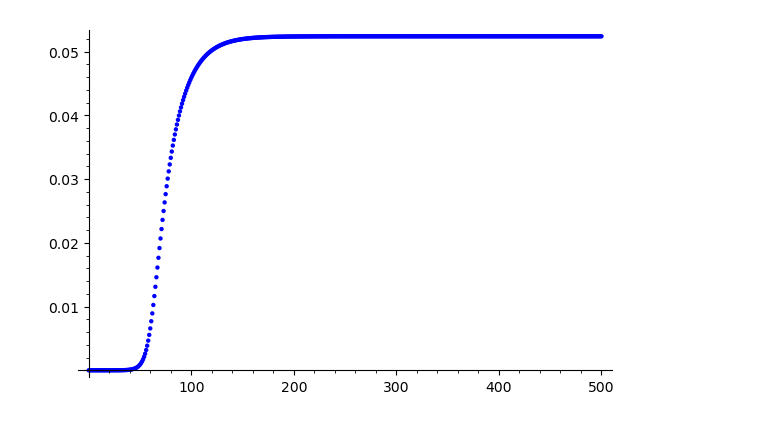
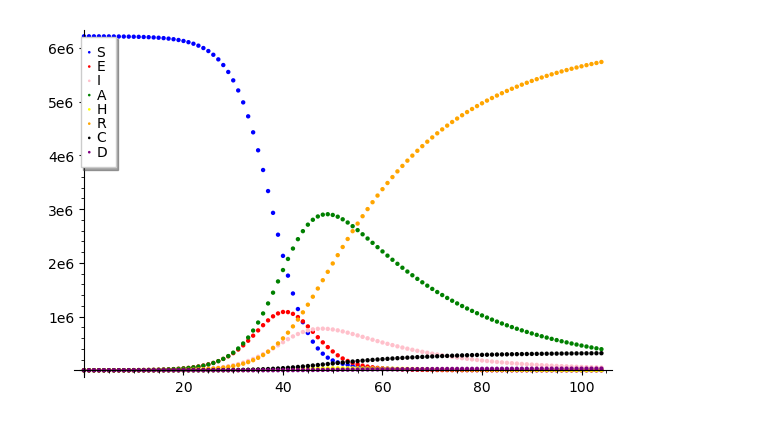
Before and after one commit to fccoelho/Modelagem-Matematica-IV, a Jupyter notebook: Planilhas Sage/Suplemento 2 - o Modelo SEIAHR.ipynb, the cells around one changed output. Saved outputs shown, nothing was run; the diff lists cells and outputs as text; code cells hidden in the pictures.

```diff
--- a/Planilhas Sage/Suplemento 2 - o Modelo SEIAHR.ipynb
+++ b/Planilhas Sage/Suplemento 2 - o Modelo SEIAHR.ipynb
@@ -62,4 +63,9 @@ p = 0.7693029079871165
 q = 50
 r = 55
 # %%
-model(0,inits, [chi,phi,beta,rho,delta,gamma,alpha,mu,p,q,r])
+T = ode_solver()
+T.function = model
+T.algorithm='rk8pd'
+inits = [.99, 0, 1e-4, 0, 0, 0, 0, 0]
+tspan = [0,500]
+T.ode_solve(tspan, inits, num_points=500, params=[chi,phi,beta,rho,delta,gamma,alpha,mu,p,q,r])
@@ -81,4 +72,12 @@ T.ode_solve(tspan, inits, num_points=500, params=[chi,phi,beta,rho,delta,gamma,a
-# %%
-T.plot_solution(-2)
-# %% [output]
-[figure, removed]
+# %%
+def plot_sol(sol):
+    sim = get_sim_array(sol)*popRJ
+    P = list_plot(sim[:ld,0],legend_label='S')
+    colors = ['blue','red','pink','green','yellow','orange','black','purple']
+    for i,var in enumerate(['E','I','A','H','R','C','D']):
+        P += list_plot(sim[:ld,i+1],color=colors[i+1],legend_label=var)
+
+    show(P)
+plot_sol(T.solution)
+# %% [output]
+[figure, added]
```
Also changed, not shown: parts of 21 cells of this notebook, 1 other file.
